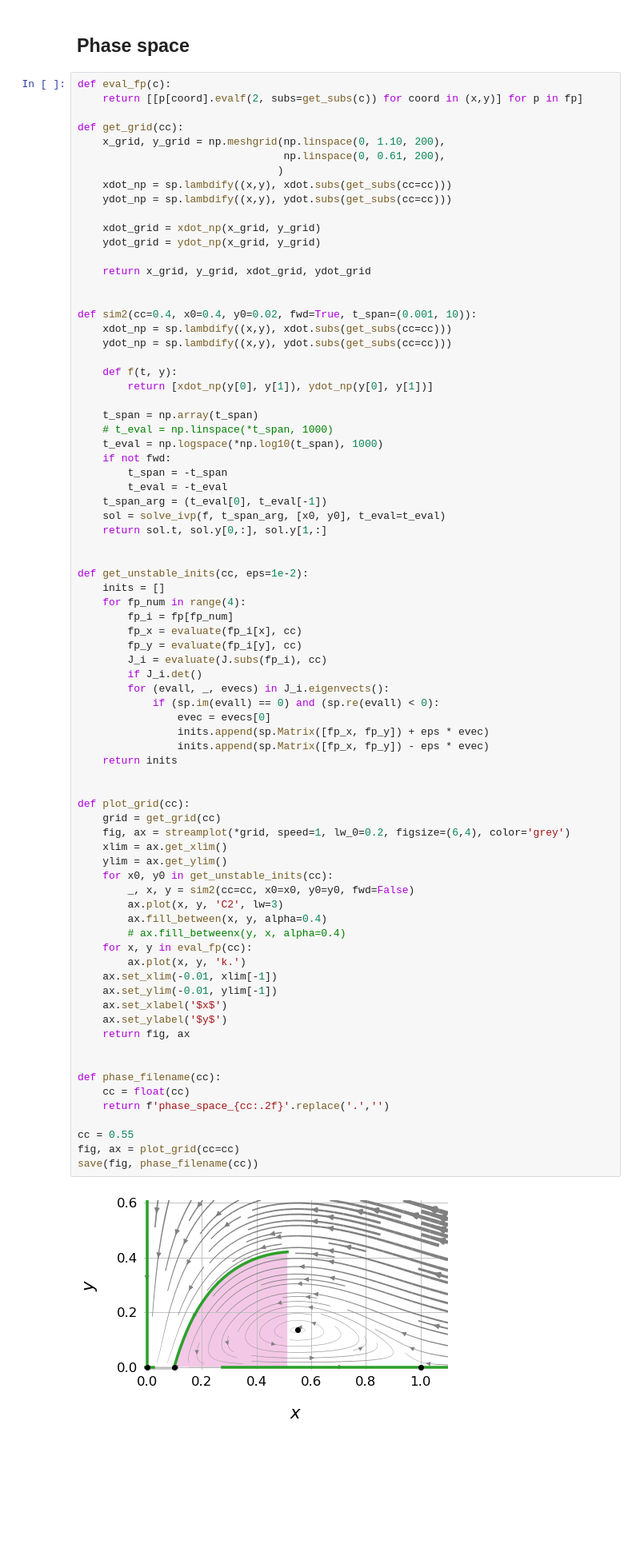
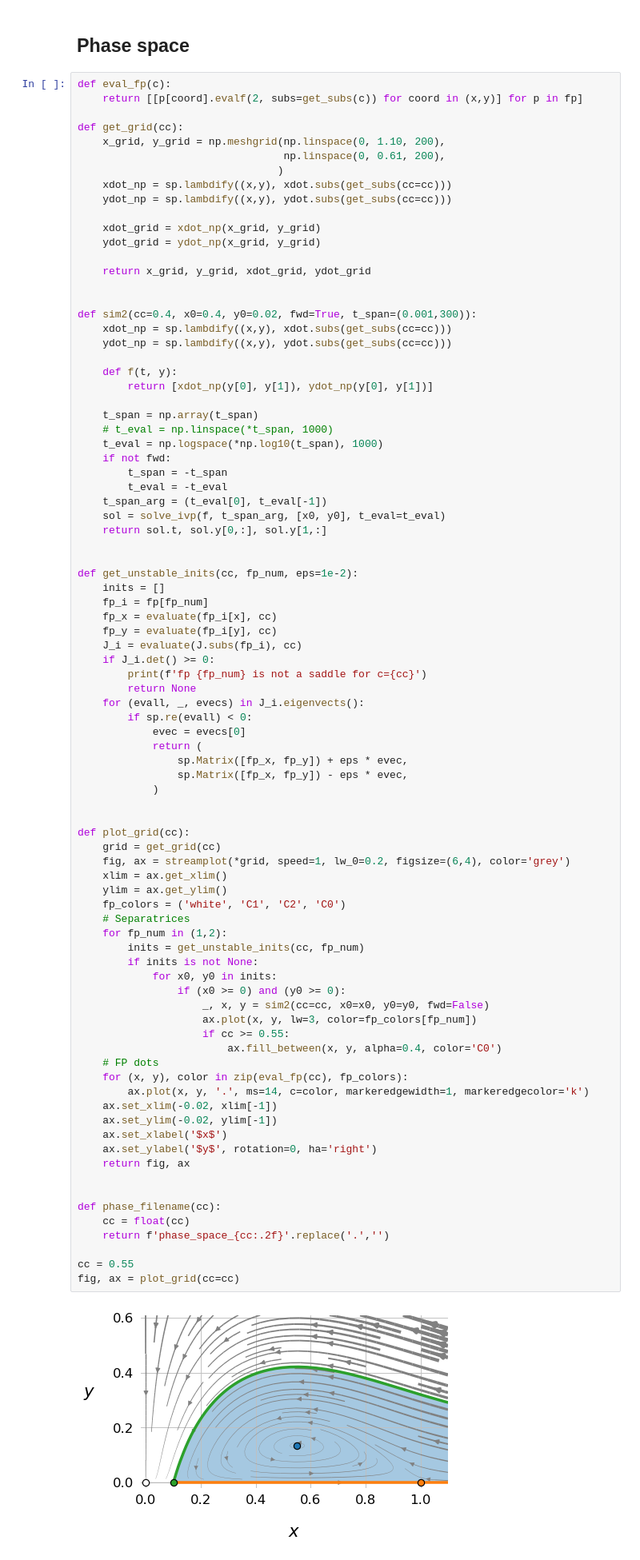
Before and after one commit to tfiers/strogatz, a Jupyter notebook: notebooks/3_Predator_prey.ipynb, the cells around one changed output. Shown at 80% size. Saved outputs shown, nothing was run; the diff lists cells and outputs as text; blank space fills up the shorter version.

Commit message:
Beautiful basins & separatrices & fps

```diff
--- a/notebooks/3_Predator_prey.ipynb
+++ b/notebooks/3_Predator_prey.ipynb
@@ -259,7 +259,7 @@ def get_grid(cc):
     return x_grid, y_grid, xdot_grid, ydot_grid
 
 
-def sim2(cc=0.4, x0=0.4, y0=0.02, fwd=True, t_span=(0.001, 10)):
+def sim2(cc=0.4, x0=0.4, y0=0.02, fwd=True, t_span=(0.001,300)):
     xdot_np = sp.lambdify((x,y), xdot.subs(get_subs(cc=cc)))
     ydot_np = sp.lambdify((x,y), ydot.subs(get_subs(cc=cc)))
 
@@ -269,58 +269,66 @@ def sim2(cc=0.4, x0=0.4, y0=0.02, fwd=True, t_span=(0.001, 10)):
     t_span = np.array(t_span)
     # t_eval = np.linspace(*t_span, 1000)
     t_eval = np.logspace(*np.log10(t_span), 1000)
     if not fwd:
         t_span = -t_span
         t_eval = -t_eval
     t_span_arg = (t_eval[0], t_eval[-1])
     sol = solve_ivp(f, t_span_arg, [x0, y0], t_eval=t_eval)
     return sol.t, sol.y[0,:], sol.y[1,:]
 
 
-def get_unstable_inits(cc, eps=1e-2):
+def get_unstable_inits(cc, fp_num, eps=1e-2):
     inits = []
-    for fp_num in range(4):
-        fp_i = fp[fp_num]
-        fp_x = evaluate(fp_i[x], cc)
-        fp_y = evaluate(fp_i[y], cc)
-        J_i = evaluate(J.subs(fp_i), cc)
-        if J_i.det()
-        for (evall, _, evecs) in J_i.eigenvects():
-            if (sp.im(evall) == 0) and (sp.re(evall) < 0):
-                evec = evecs[0]
-                inits.append(sp.Matrix([fp_x, fp_y]) + eps * evec)
-                inits.append(sp.Matrix([fp_x, fp_y]) - eps * evec)
-    return inits
+    fp_i = fp[fp_num]
+    fp_x = evaluate(fp_i[x], cc)
+    fp_y = evaluate(fp_i[y], cc)
+    J_i = evaluate(J.subs(fp_i), cc)
+    if J_i.det() >= 0:
+        print(f'fp {fp_num} is not a saddle for c={cc}')
+        return None
+    for (evall, _, evecs) in J_i.eigenvects():
+        if sp.re(evall) < 0:
+            evec = evecs[0]
+            return (
+                sp.Matrix([fp_x, fp_y]) + eps * evec,
+                sp.Matrix([fp_x, fp_y]) - eps * evec,
+            )
 
 
 def plot_grid(cc):
     grid = get_grid(cc)
     fig, ax = streamplot(*grid, speed=1, lw_0=0.2, figsize=(6,4), color='grey')
     xlim = ax.get_xlim()
     ylim = ax.get_ylim()
-    for x0, y0 in get_unstable_inits(cc):
-        _, x, y = sim2(cc=cc, x0=x0, y0=y0, fwd=False)
-        ax.plot(x, y, 'C2', lw=3)
-        ax.fill_between(x, y, alpha=0.4)
-        # ax.fill_betweenx(y, x, alpha=0.4)
-    for x, y in eval_fp(cc):
-        ax.plot(x, y, 'k.')
-    ax.set_xlim(-0.01, xlim[-1])
-    ax.set_ylim(-0.01, ylim[-1])
+    fp_colors = ('white', 'C1', 'C2', 'C0')
+    # Separatrices
+    for fp_num in (1,2):
+        inits = get_unstable_inits(cc, fp_num)
+        if inits is not None:
+            for x0, y0 in inits:
+                if (x0 >= 0) and (y0 >= 0):
+                    _, x, y = sim2(cc=cc, x0=x0, y0=y0, fwd=False)
+                    ax.plot(x, y, lw=3, color=fp_colors[fp_num])
+                    if cc >= 0.55:
+                        ax.fill_between(x, y, alpha=0.4, color='C0')
+    # FP dots
+    for (x, y), color in zip(eval_fp(cc), fp_colors):
+        ax.plot(x, y, '.', ms=14, c=color, markeredgewidth=1, markeredgecolor='k')
+    ax.set_xlim(-0.02, xlim[-1])
+    ax.set_ylim(-0.02, ylim[-1])
     ax.set_xlabel('$x$')
-    ax.set_ylabel('$y$')
+    ax.set_ylabel('$y$', rotation=0, ha='right')
     return fig, ax
 
 
 def phase_filename(cc):
     cc = float(cc)
     return f'phase_space_{cc:.2f}'.replace('.','')
 
 cc = 0.55
 fig, ax = plot_grid(cc=cc)
-save(fig, phase_filename(cc))
 # %% [output]
-[figure, old version]
+[figure, new version]
 # %%
 for cc in (0, 0.05, 0.1, 0.114, c_u, 0.3, 0.55, 0.7, c_s, 0.92, 1, 1.1):
     fig, ax = plot_grid(cc)
```
Also changed, not shown: parts of 1 cell of this notebook, 12 other files.
